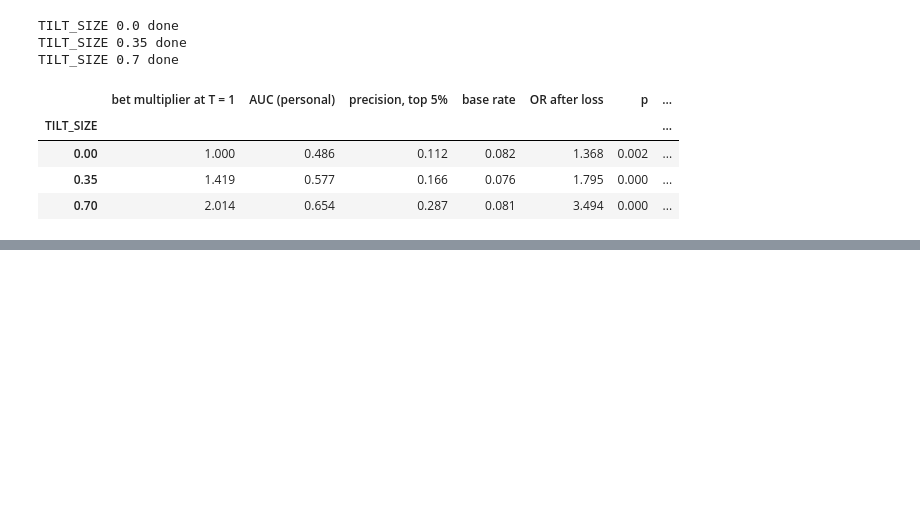
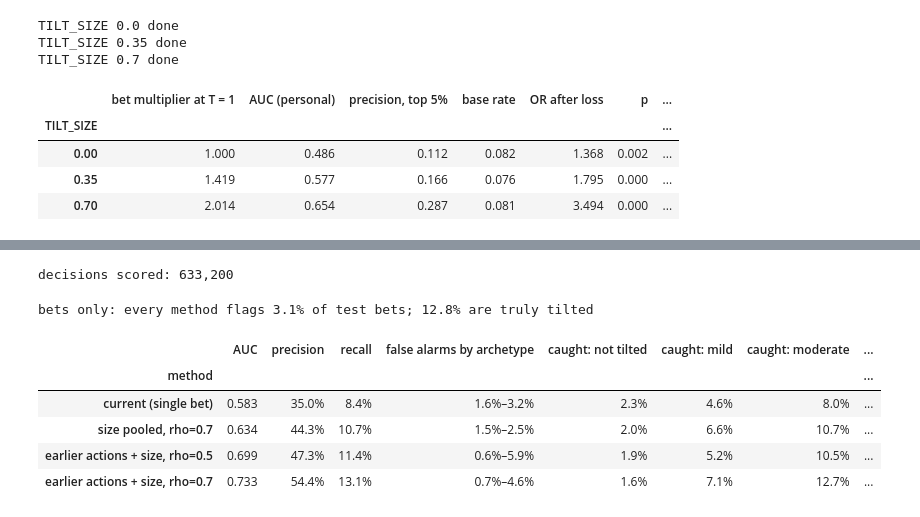
Before and after one commit to nabilislam34/Poker-hand-tilt, a Jupyter notebook: PokerTilt_Simulation.ipynb, the cells around one changed output, grey strips where cells are left out. Saved outputs shown, nothing was run; the diff lists cells and outputs as text; code cells hidden in the pictures; blank space fills up the shorter version.

```diff
--- a/PokerTilt_Simulation.ipynb
+++ b/PokerTilt_Simulation.ipynb
@@ -350,7 +350,10 @@ def play_session(table, seats, players, n_hands, t0, hand_counter, rng):
                        n_active=sum(st.statuses), is_facing_bet=to_call > 0,
                        committed_before=start[i] - st.stacks[i],
                        n_bets_before=street_raises.get(st.street_index, 0),
-                       true_T=T_eff, ts=t)
+                       true_T=T_eff, ts=t,
+                       hand_strength=(preflop_strength(st.hole_cards[i]) if st.street_index == 0 else
+                                      postflop_strength(st.hole_cards[i], list(itertools.chain.from_iterable(st.board_cards)))),
+                       hole=''.join(str(c) for c in st.hole_cards[i]))
             action, s = decide(st, i, pl, T_eff, rng)
             if s is not None:
                 strength_seen[p] = s
@@ -775,0 +935,39 @@ TILT_SIZE 0.7 done
+# %%
+from sklearn.ensemble import HistGradientBoostingClassifier
+
+LEVEL = {'fold': 0, 'check': 1, 'call': 1, 'bet': 2, 'raise': 2}
+dec = sim.sort_values('ts', kind='stable').reset_index(drop=True)
+dec['level'] = dec['action'].map(LEVEL)
+
+# 1. population action model, out-of-fold by player
+probs = np.zeros((len(dec), 3))
+for tr, te in GroupKFold(n_splits=5).split(dec[FEATURES], dec['level'], groups=dec['player']):
+    clf = HistGradientBoostingClassifier(random_state=0).fit(dec[FEATURES].iloc[tr], dec['level'].iloc[tr])
+    probs[te] = clf.predict_proba(dec[FEATURES].iloc[te])
+dec['expected_level'] = probs[:, 1] + 2 * probs[:, 2]
+dec['act_resid'] = dec['level'] - dec['expected_level']
+
+# 2. same players and calibration / test sessions as the size model
+calib_sessions = p.groupby('session_key')['is_calib'].first()
+dec = dec[dec['session_key'].isin(calib_sessions.index)].copy()
+dec['is_calib'] = dec['session_key'].map(calib_sessions)
+dec['spot'] = dec['street_idx'] * 2 + dec['is_facing_bet'].astype(int)     # street x facing a bet
+
+
+def mean_abs_spread(x):
+    # robust_sd is 0 for values that take only a few distinct levels, so use the mean absolute deviation (scaled to an SD)
+    return 1.2533 * (x - x.mean()).abs().mean()
+
+
+# 3. personal action profile per spot, shrunk toward the population
+calib_dec = dec[dec['is_calib']]
+pop_a = calib_dec.groupby('spot')['act_resid'].agg(mu0_a='mean', sigma0_a=mean_abs_spread)
+st_a = calib_dec.groupby(['player', 'spot'])['act_resid'].agg(mu='mean', sigma=mean_abs_spread, n='size').join(pop_a, on='spot')
+st_a['mu_a'], st_a['sigma_a'] = shrink_to(st_a, st_a['mu0_a'], st_a['sigma0_a'])
+dec = dec.join(st_a[['mu_a', 'sigma_a']], on=['player', 'spot']).join(pop_a, on='spot')
+dec['mu_a'] = dec['mu_a'].fillna(dec['mu0_a'])
+dec['sigma_a'] = dec['sigma_a'].fillna(dec['sigma0_a'])
+dec['s_action'] = (dec['act_resid'] - dec['mu_a']) / dec['sigma_a']
+print(f"decisions scored: {len(dec):,}")
+# %% [output]
+decisions scored: 633,200
@@ -775,0 +1010,29 @@ TILT_SIZE 0.7 done
+# %%
+tb = dec[~dec['is_calib'] & dec['s'].notna()].join(players[['archetype']], on='player')
+truth = tb['tilted']
+rate = (tb['s'] > 2).mean()
+level = pd.cut(tb['true_T'], [-1, 0.3, 0.6, 1.0, np.inf], labels=['not tilted', 'mild', 'moderate', 'strong'])
+compare = {'current (single bet)': 's', 'size pooled, rho=0.7': 'size pooled, rho=0.7',
+           'earlier actions + size, rho=0.5': 'earlier actions + size, rho=0.5',
+           'earlier actions + size, rho=0.7': 'earlier actions + size, rho=0.7'}
+rows = []
+for name, col in compare.items():
+    score = tb[col]
+    flag = score >= score.quantile(1 - rate)
+    false_alarm = flag[~truth].groupby(tb.loc[~truth, 'archetype']).mean()
+    row = {'method': name, 'AUC': roc_auc_score(truth, score),
+           'precision': flag[truth].sum() / flag.sum(), 'recall': flag[truth].mean(),
+           'false alarms by archetype': f"{false_alarm.min():.1%}–{false_alarm.max():.1%}"}
+    row.update({f'caught: {lv}': v for lv, v in flag.groupby(level, observed=True).mean().items()})
+    rows.append(row)
+action_results = pd.DataFrame(rows).set_index('method')
+print(f"bets only: every method flags {rate:.1%} of test bets; {truth.mean():.1%} are truly tilted")
+action_results.style.format({c: '{:.1%}' for c in action_results.columns if c not in ['AUC', 'false alarms by archetype']} | {'AUC': '{:.3f}'})
+# %% [output]
+bets only: every method flags 3.1% of test bets; 12.8% are truly tilted
+|  | AUC | precision | recall | false alarms by archetype | caught: not tilted | caught: mild | caught: moderate | ... |
+| method |  |  |  |  |  |  |  | ... |
+| current (single bet) | 0.583 | 35.0% | 8.4% | 1.6%–3.2% | 2.3% | 4.6% | 8.0% | ... |
+| size pooled, rho=0.7 | 0.634 | 44.3% | 10.7% | 1.5%–2.5% | 2.0% | 6.6% | 10.7% | ... |
+| earlier actions + size, rho=0.5 | 0.699 | 47.3% | 11.4% | 0.6%–5.9% | 1.9% | 5.2% | 10.5% | ... |
+| earlier actions + size, rho=0.7 | 0.733 | 54.4% | 13.1% | 0.7%–4.6% | 1.6% | 7.1% | 12.7% | ... |
```
Also changed, not shown: parts of 15 cells of this notebook, 1 other file.
